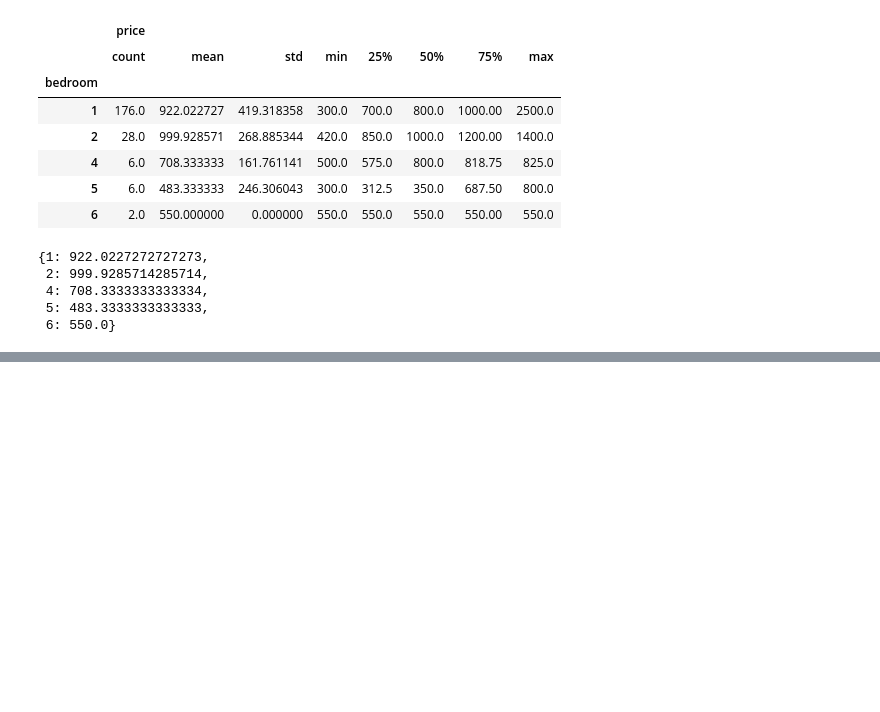
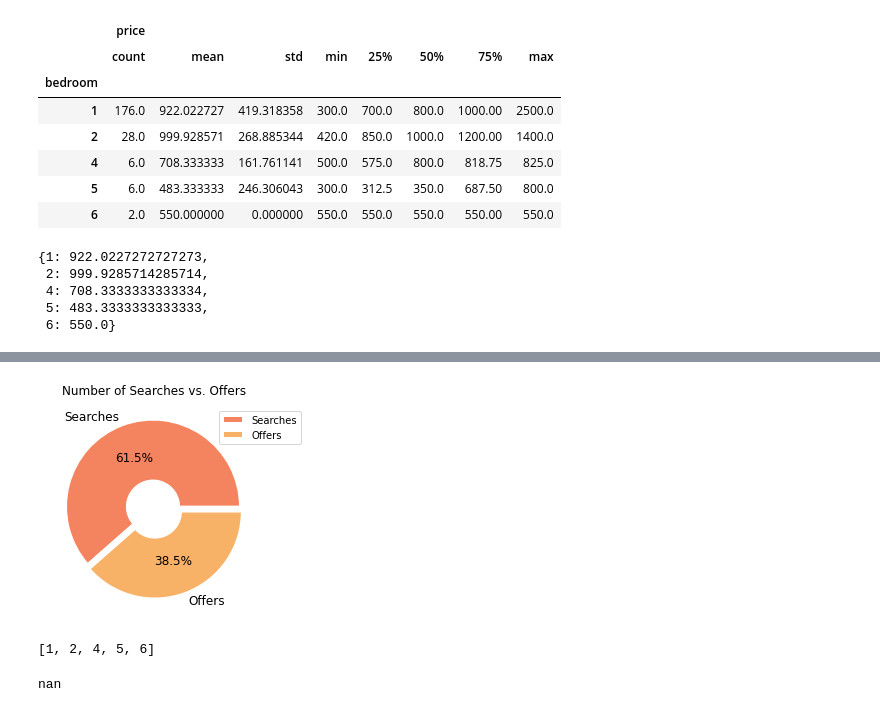
Before and after one commit to iriskimm/uw-student-housing, a Jupyter notebook: facebook_scraper.ipynb, the cells around one changed output, grey strips where cells are left out. Drawn from its saved outputs; the diff is of its cells as text; code cells hidden in the pictures; blank space fills up the shorter version.

```diff
--- a/facebook_scraper.ipynb
+++ b/facebook_scraper.ipynb
@@ -256,0 +246,25 @@ plt.show()
+# %%
+searchCount = df[df['isLookingFor'] == True].shape[0]
+offerCount = df[df['isLookingFor'] == False].shape[0]
+# %%
+my_values = [searchCount, offerCount]
+my_labels = ['Searches', 'Offers']
+colors = ['#f4845f', '#f7b267']
+explode = [0.03] * 2
+wedgeprops = {'width': 0.7, 'edgecolor':'w', 'linewidth':2}
+textprops = {"fontsize":12}
+plt.pie(my_values, labels=my_labels, explode=explode, autopct = "%0.1f%%", colors=colors, wedgeprops=wedgeprops, textprops=textprops)
+plt.title('Number of Searches vs. Offers', )
+plt.legend(loc=(0.8, 0.8))
+plt.savefig('Graphs/compare_searches_offers.png', dpi=100)
+plt.show()
+# %% [output]
+[figure, added]
+# %%
+bedroom_labels
+# %% [output]
+[1, 2, 4, 5, 6]
+# %%
+df.loc[(df['bedroom'] == 3) & (df['isLookingFor'] == True)].mean()['price']
+# %% [output]
+nan
```
Also changed, not shown: parts of 22 cells of this notebook, 4 other files.
